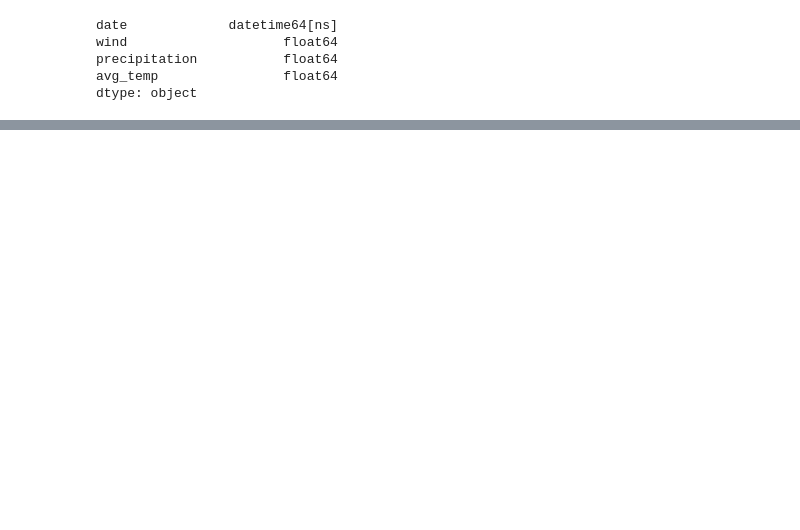
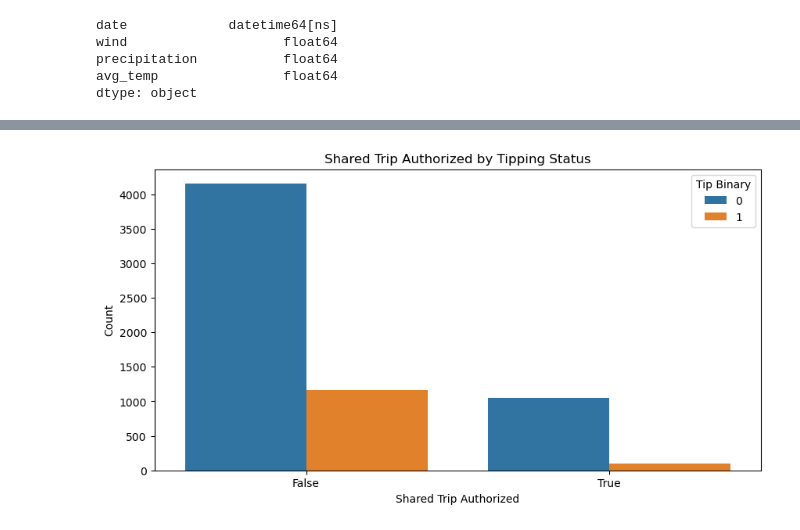
Before and after one commit to Mcha777/DSML, a Jupyter notebook: YMMMMY.ipynb, the cells around one changed output, grey strips where cells are left out. Cells and saved outputs as stored; diff of their text form; code cells hidden in the pictures; blank space fills up the shorter version.

```diff
--- a/YMMMMY.ipynb
+++ b/YMMMMY.ipynb
@@ -282,0 +406,10 @@ plt.show()
+# %%
+# Bar plot of shared trip authorized by Tip / No Tip
+plt.figure(figsize=(10, 5))
+sns.countplot(data=sampled_data, x='Shared Trip Authorized', hue='Tip Binary')
+plt.title('Shared Trip Authorized by Tipping Status')
+plt.xlabel('Shared Trip Authorized')
+plt.ylabel('Count')
+plt.show()
+# %% [output]
+[figure, added]
```
Also changed, not shown: parts of 58 cells of this notebook.
